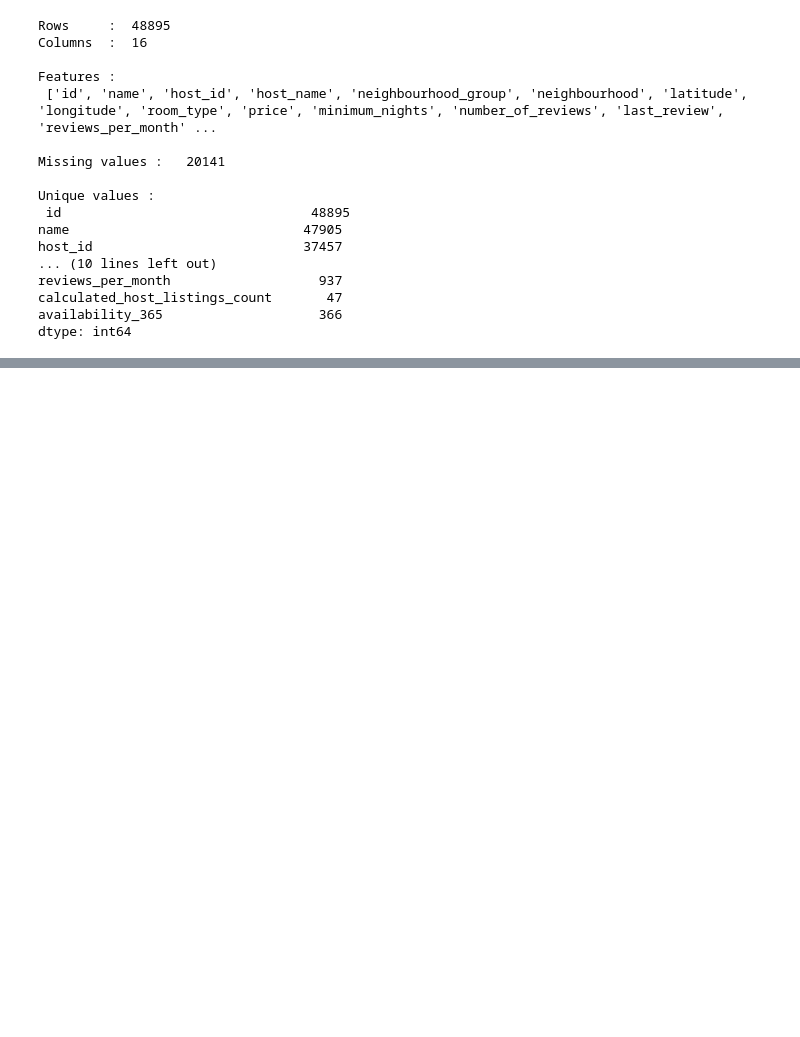
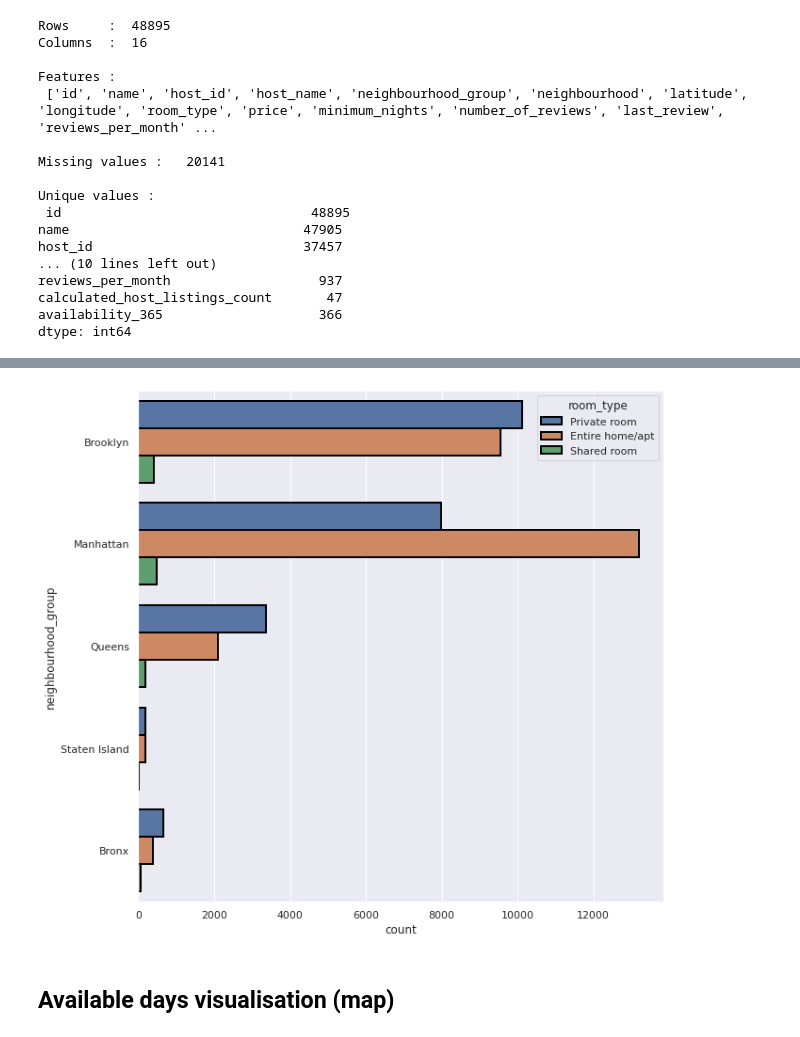
Before and after one commit to CharlBrill89/NYC_AirBnB_Data_2019_Kaggle-, a Jupyter notebook: NYC_Airbnb_EDA.ipynb, the cells around one changed output, grey strips where cells are left out. Saved outputs shown, nothing was run; the diff lists cells and outputs as text; code cells hidden in the pictures; blank space fills up the shorter version.

```diff
--- a/NYC_Airbnb_EDA.ipynb
+++ b/NYC_Airbnb_EDA.ipynb
@@ -125,0 +214,10 @@ dtype: int64
+# %%
+plt.figure(figsize=(10,10))
+ax = sns.countplot(y = df_bookings['neighbourhood_group'],
+                   hue = df_bookings['room_type'],
+                   edgecolor=(0,0,0),
+                   linewidth=2)
+# %% [output]
+[figure, added]
+# %% [markdown]
+## Available days visualisation (map)
```
Also changed, not shown: parts of 23 cells of this notebook.
